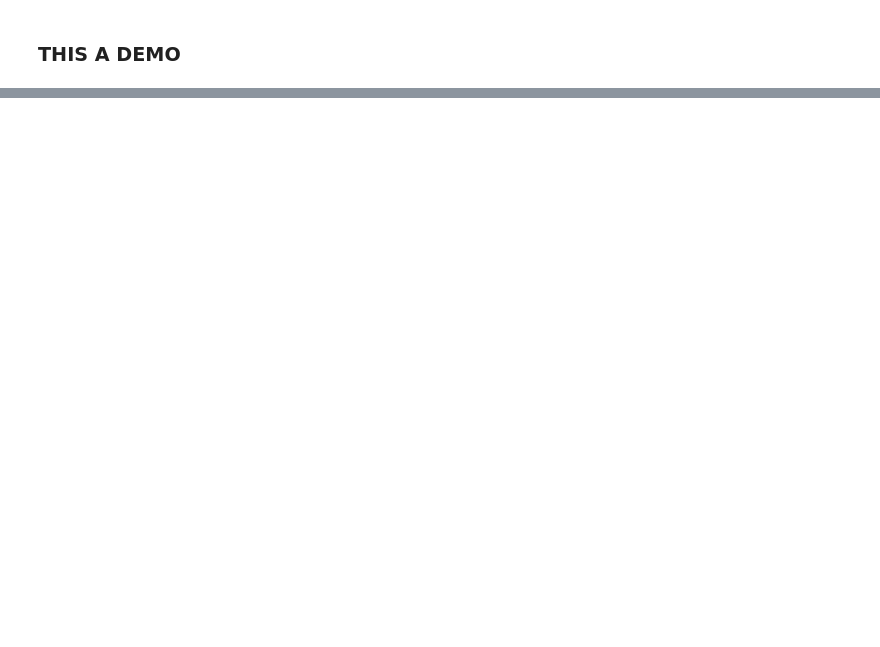
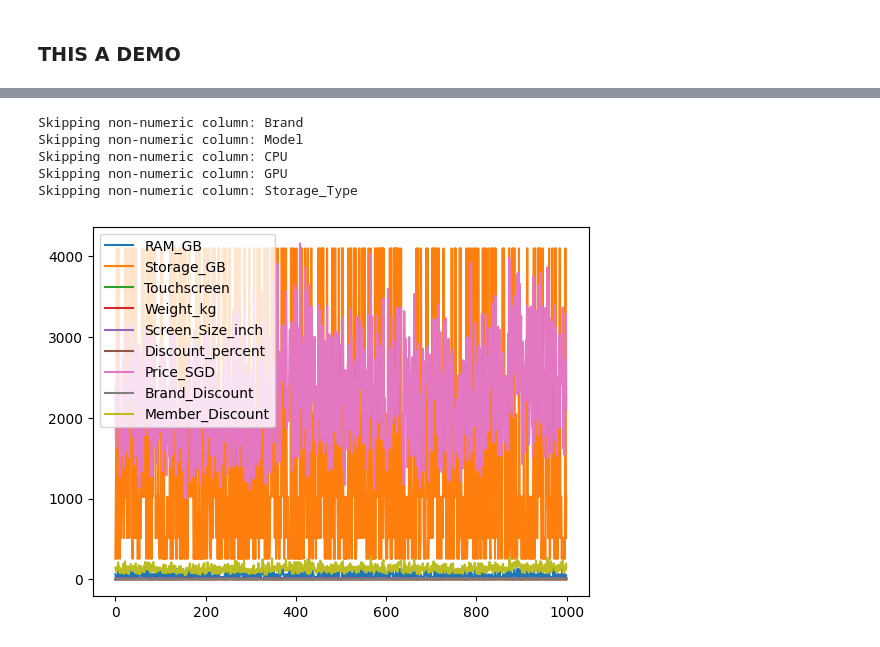
Before and after one commit to RoyTng/ADALL_XT, a Jupyter notebook: Main.ipynb, the cells around one changed output, grey strips where cells are left out. Saved outputs shown, nothing was run; the diff lists cells and outputs as text; code cells hidden in the pictures; blank space fills up the shorter version.

```diff
--- a/Main.ipynb
+++ b/Main.ipynb
@@ -21,3 +21,23 @@ Successfully loaded data from GitHub!
 | 2 | Acer | Nitro 5 | AMD Ryzen 5 8600H | NVIDIA RTX 4050 | 32 | SSD | 2048 | False | 1.34 | ... |
 | 3 | Acer | TravelMate P6 | Intel Core Ultra 7 15500H | NVIDIA RTX 4060 | 16 | SSD | 4096 | True | 1.18 | ... |
 | 4 | Acer | Predator Helios 300 | Intel i7-14800H | NVIDIA RTX 4070 | 8 | SSD | 1024 | True | 1.31 | ... |
+# %%
+import matplotlib.pyplot as plt
+import numpy as np
+
+for col in df.columns:
+    # Check if the column data type is numeric before plotting
+    if pd.api.types.is_numeric_dtype(df[col]):
+        plt.plot(df[col], label=col)
+    else:
+        print(f"Skipping non-numeric column: {col}")
+
+plt.legend()
+plt.show()
+# %% [output]
+Skipping non-numeric column: Brand
+Skipping non-numeric column: Model
+Skipping non-numeric column: CPU
+Skipping non-numeric column: GPU
+Skipping non-numeric column: Storage_Type
+[figure, added]
```
